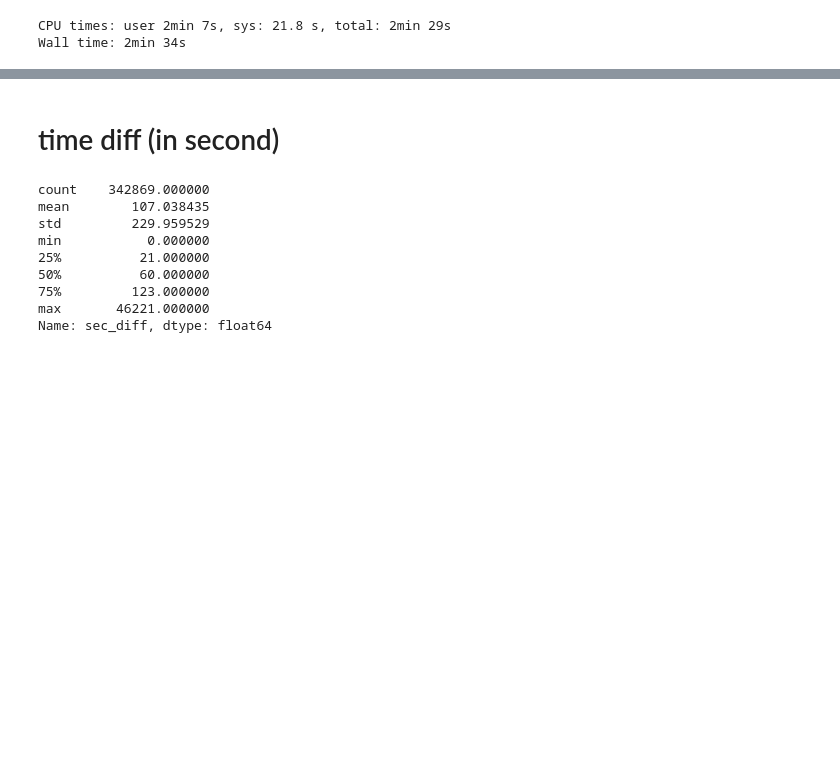
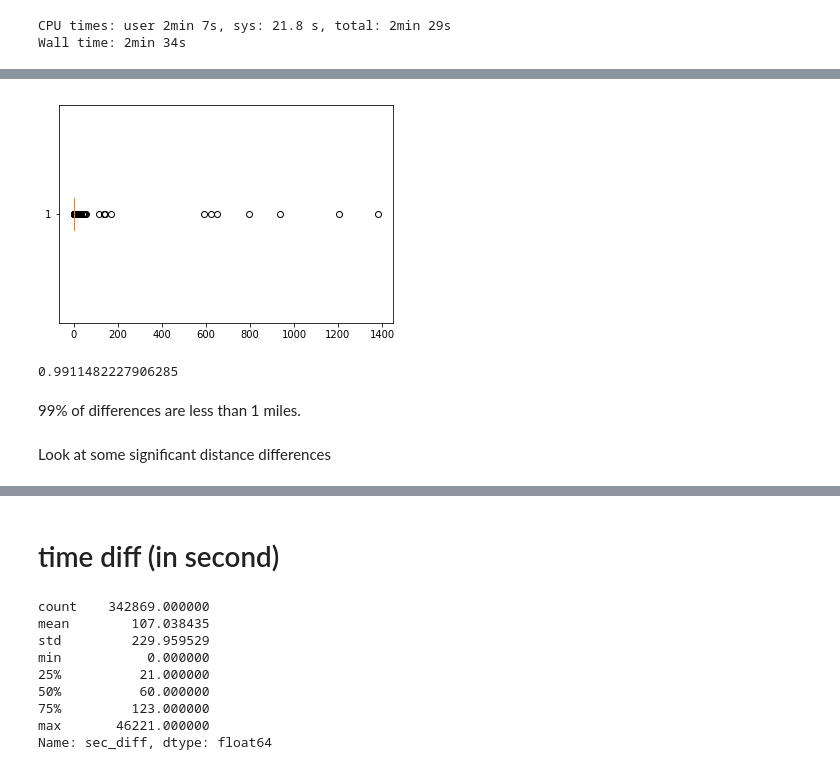
Before and after one commit to anhquan0412/google-location, a Jupyter notebook: eda.ipynb, the cells around one changed output, grey strips where cells are left out. Drawn from its saved outputs; the diff is of its cells as text; code cells hidden in the pictures; blank space fills up the shorter version.

```diff
--- a/eda.ipynb
+++ b/eda.ipynb
@@ -89,8 +101,9 @@ dtype: object
 # %%
-# remove year 2013 due to lack of records
-# idx_drop = df[df.year==2013].index
+# remove year 2013 due to lack of records and to maintain the continuity of the dataset
 
-# df.drop(idx_drop,inplace=True)
+idx_drop = df[df.year==2013].index
 
-# df.reset_index(drop=True,inplace=True)
+df.drop(idx_drop,inplace=True)
+
+df.reset_index(drop=True,inplace=True)
 # %%
@@ -167,24 +151,24 @@ df.to_feather(PATH/'houston_processed_miles_time_diff.feather')
 # %%
-# # faster way to calculate miles diff: manually calculate haversine distance
-# def haversine_array(lat1, lng1, lat2, lng2):
-#     lat1, lng1, lat2, lng2 = map(np.radians, (lat1, lng1, lat2, lng2))
-#     AVG_EARTH_RADIUS = 6371  # in km
-#     lat = lat2 - lat1
-#     lng = lng2 - lng1
-#     d = np.sin(lat * 0.5) ** 2 + np.cos(lat1) * np.cos(lat2) * np.sin(lng * 0.5) ** 2
-#     h = 2 * AVG_EARTH_RADIUS * np.arcsin(np.sqrt(d))
-#     return h
+# faster way to calculate miles diff: manually calculate haversine distance, slightly difference from geodesic distance from geopy
+def haversine_array(lat1, lng1, lat2, lng2):
+    lat1, lng1, lat2, lng2 = map(np.radians, (lat1, lng1, lat2, lng2))
+    AVG_EARTH_RADIUS = 6371  # in km
+    lat = lat2 - lat1
+    lng = lng2 - lng1
+    d = np.sin(lat * 0.5) ** 2 + np.cos(lat1) * np.cos(lat2) * np.sin(lng * 0.5) ** 2
+    h = 2 * AVG_EARTH_RADIUS * np.arcsin(np.sqrt(d))
+    return h
 
-# lat2 = df.latitude.values.tolist()
-# long2 = df.longitude.values.tolist()
+lat2 = df.latitude.values.tolist()
+long2 = df.longitude.values.tolist()
 
-# lat1 = df.latitude.shift().values.tolist()
-# lat1[0] = lat2[0]
-# long1 = df.longitude.shift().values.tolist()
-# long1[0] = long2[0]
+lat1 = df.latitude.shift().values.tolist()
+lat1[0] = lat2[0]
+long1 = df.longitude.shift().values.tolist()
+long1[0] = long2[0]
 
-# mile_diff = haversine_array(lat1,long1,lat2,long2)
-# df['mile_diff'] = mile_diff * 0.621371 # to miles
+km_diff = haversine_array(lat1,long1,lat2,long2)
+df['mile_diff'] = km_diff * 0.621371 # to miles
 # %%
 df.mile_diff.describe()
 # %% [output]
@@ -199,2 +183,14 @@ max        1383.830000
 Name: mile_diff, dtype: float64
+# %%
+plt.boxplot(df.mile_diff,vert=False);
+# %% [output]
+[figure, added]
+# %%
+len(df[df.mile_diff<1.0]) / len(df)
+# %% [output]
+0.9911482227906285
+# %% [markdown]
+99% of differences are less than 1 miles.
+# %% [markdown]
+Look at some significant distance differences
 # %%
```
Also changed, not shown: parts of 19 cells of this notebook, 2 other files.
